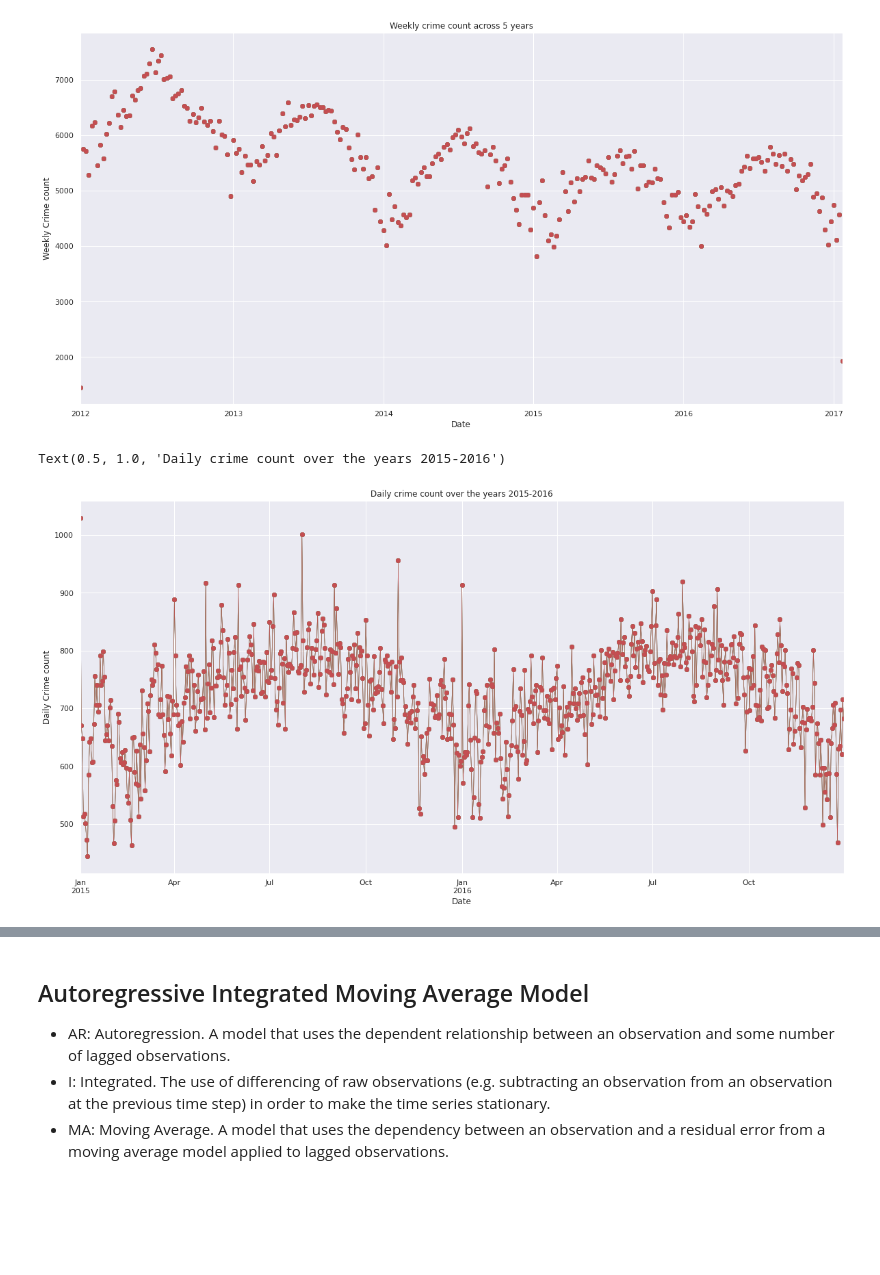
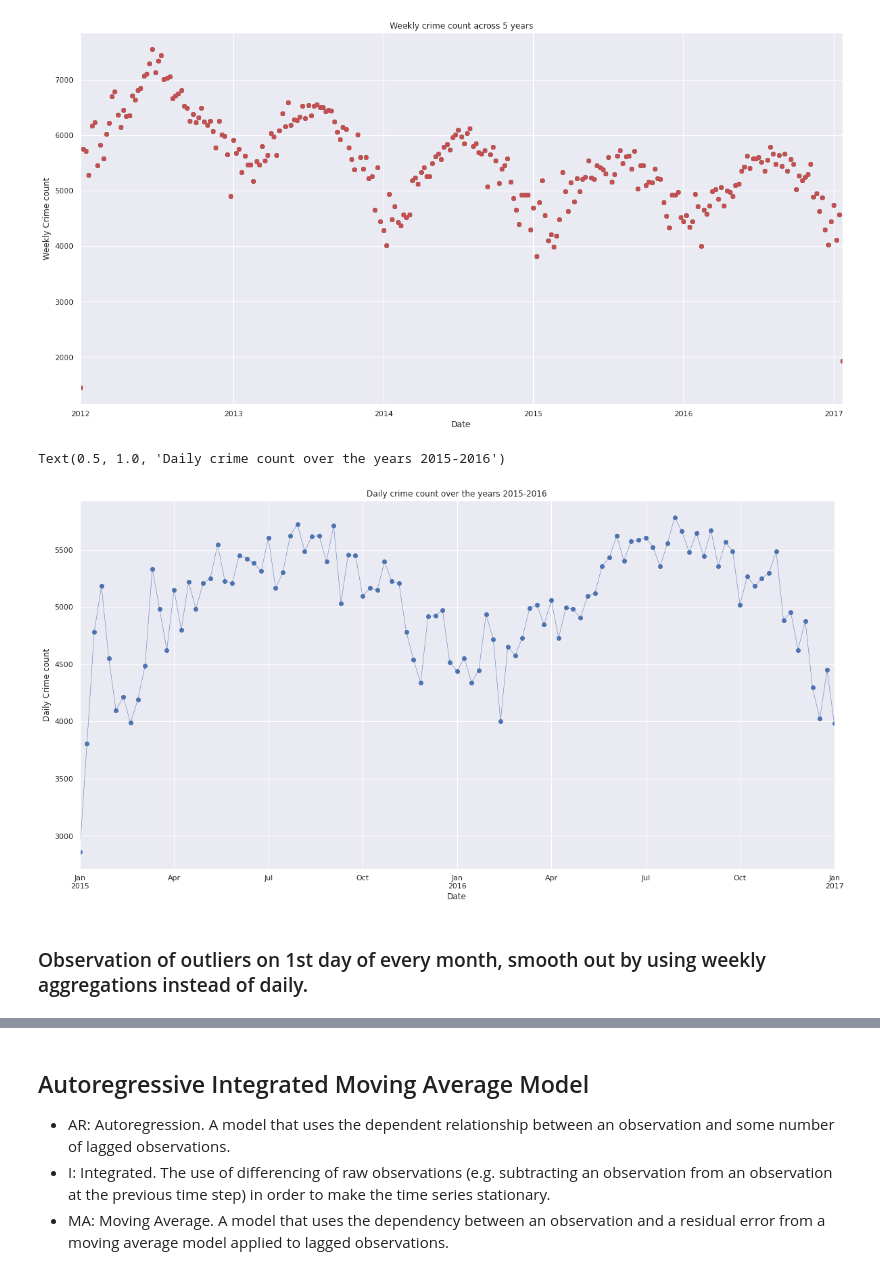
Before and after one commit to anto8460/chicago_project, a Jupyter notebook: chicago_project/timeseries_analysis_and_forecasting.ipynb, the cells around one changed output, grey strips where cells are left out. Cells and saved outputs as stored; diff of their text form; code cells hidden in the pictures; blank space fills up the shorter version.

```diff
--- a/chicago_project/timeseries_analysis_and_forecasting.ipynb
+++ b/chicago_project/timeseries_analysis_and_forecasting.ipynb
@@ -175,12 +175,14 @@ ax.set_title('Weekly crime count across 5 years')
 Text(0.5, 1.0, 'Weekly crime count across 5 years')
 [figure]
 # %%
-ax = police_data.loc['2015':'2016'].resample('1d').count().plot(linestyle='-', legend=False)
+ax = police_data.loc['2015':'2016'].resample('1w').count().plot(linestyle='-', legend=False)
 ax.set_ylabel('Daily Crime count')
 ax.set_title('Daily crime count over the years 2015-2016')
 # %% [output]
 Text(0.5, 1.0, 'Daily crime count over the years 2015-2016')
-[figure, old version]
+[figure, new version]
+# %% [markdown]
+### Observation of outliers on 1st day of every month, smooth out by using weekly aggregations instead of daily.
 # %%
 ax = police_data.loc['2015/03':'2015/08'].resample('1d').count().plot(linestyle='-', legend=False)
 ax.set_ylabel('Daily Crime count')
```
Also changed, not shown: parts of 4 cells of this notebook, 4 other files.
